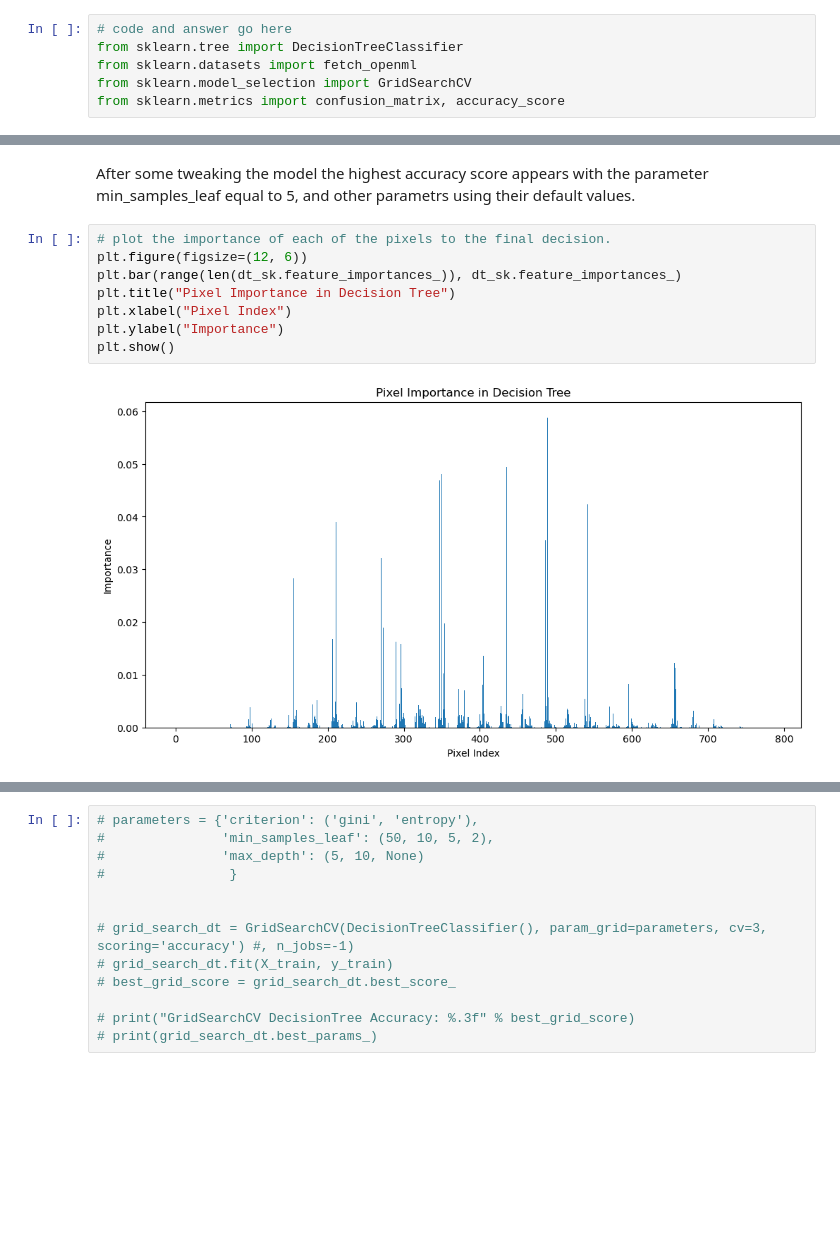
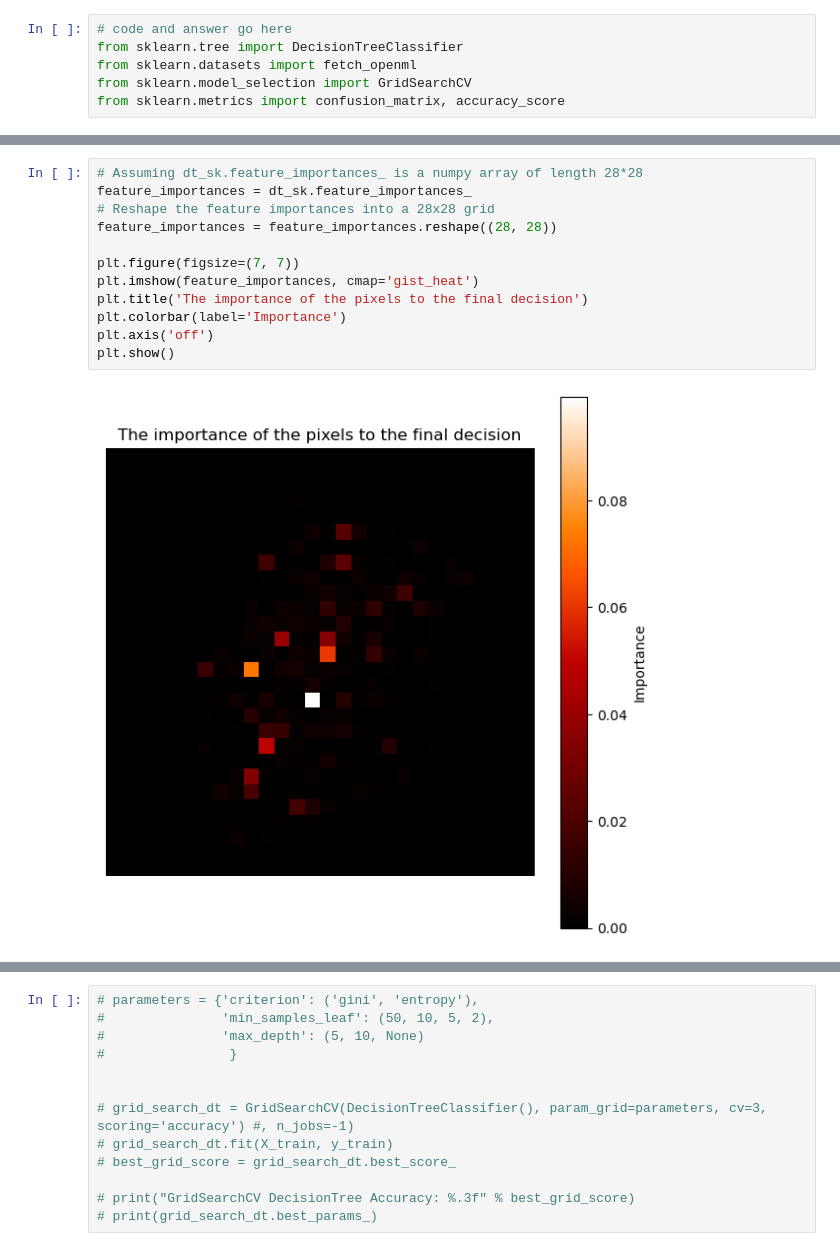
Before and after one commit to JaneAmi/YData_ML, a Jupyter notebook: HW4_DT/HW4_Decision_Trees.ipynb, the cells around one changed output, grey strips where cells are left out. Drawn from its saved outputs; the diff is of its cells as text; blank space fills up the shorter version.

```diff
--- a/HW4_DT/HW4_Decision_Trees.ipynb
+++ b/HW4_DT/HW4_Decision_Trees.ipynb
@@ -347,15 +365,17 @@ Accuracy: 0.8727857142857143
-# %% [markdown]
-After some tweaking the model the highest accuracy score appears with the parameter min_samples_leaf equal to 5, and other parametrs using their default values.
-# %%
-# plot the importance of each of the pixels to the final decision.
-plt.figure(figsize=(12, 6))
-plt.bar(range(len(dt_sk.feature_importances_)), dt_sk.feature_importances_)
-plt.title("Pixel Importance in Decision Tree")
-plt.xlabel("Pixel Index")
-plt.ylabel("Importance")
-plt.show()
-# %% [output]
-[figure, removed]
+# %%
+# Assuming dt_sk.feature_importances_ is a numpy array of length 28*28
+feature_importances = dt_sk.feature_importances_
+# Reshape the feature importances into a 28x28 grid
+feature_importances = feature_importances.reshape((28, 28))
+
+plt.figure(figsize=(7, 7))
+plt.imshow(feature_importances, cmap='gist_heat')
+plt.title('The importance of the pixels to the final decision')
+plt.colorbar(label='Importance')
+plt.axis('off')
+plt.show()
+# %% [output]
+[figure, added]
 # %%
 # estimate the class assignment probabilities for all the correctly classified and misclassified examples in your test data.
 # Predict class probabilities
```
Also changed, not shown: parts of 17 cells of this notebook.
